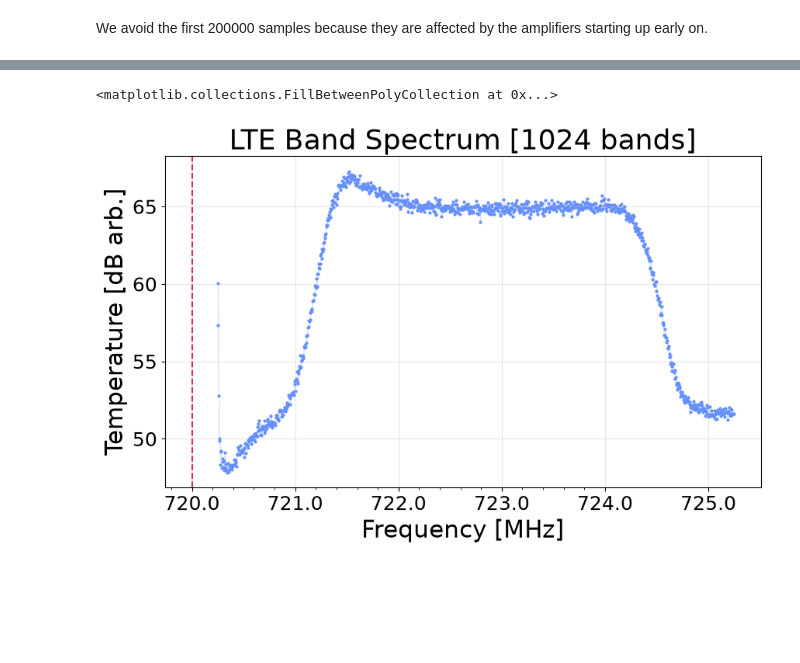
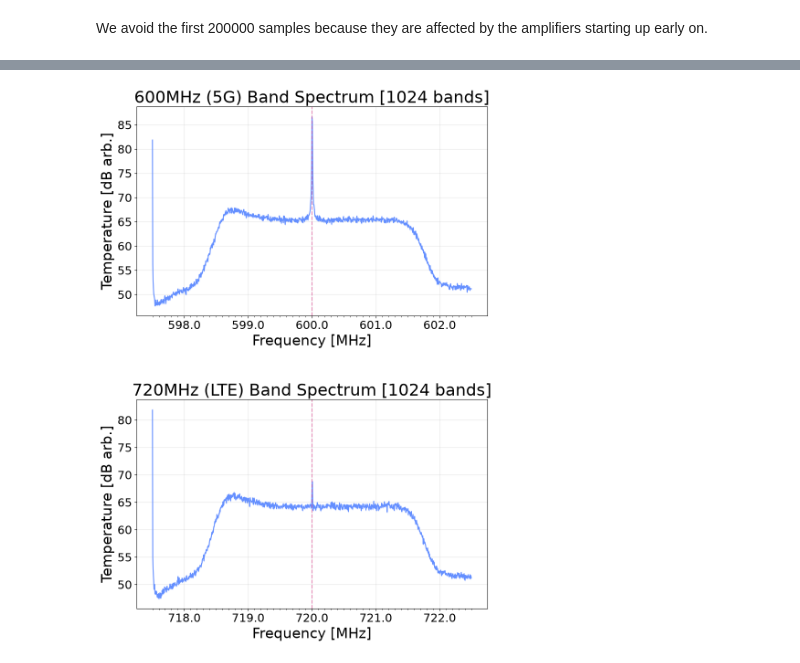
Before and after one commit to flypt7/AST326-Practicals, a Jupyter notebook: P3/code/43.ipynb, the cells around one changed output, grey strips where cells are left out. Saved outputs shown, nothing was run; the diff lists cells and outputs as text; code cells hidden in the pictures; blank space fills up the shorter version.

```diff
--- a/P3/code/43.ipynb
+++ b/P3/code/43.ipynb
@@ -75,12 +92,16 @@ axs[1].legend(fontsize=18, loc="upper right")
 # %%
 # Histogram only
-fix, ax = plt.subplots(1, 1)
-plt.subplots_adjust(left=0, right=1.2, top=1)
+fix, axs = plt.subplots(2, 1)
+plt.subplots_adjust(left=0, right=1.2, top=2.2, hspace=0.2)
 
-ax.hist(subspl, bins=np.arange(-150, 151, 5), edgecolor='black', color='white', alpha=0.8, density=True)
+i = 0
 
-lin_range = np.arange(-150, 151, 1)
-ax.plot(lin_range, stat.norm.pdf(lin_range, loc=np.mean(subspl), scale=np.std(subspl)),
-        label=f"Gaussian Overplot \n ($\mu$ = {np.round(np.mean(subspl), 2)}, $\sigma$ = {np.round(np.std(subspl), 2)})", color="#DC267F")
-ax.legend()
+for subspl in subspls:
+    axs[i].hist(subspl, bins=np.arange(-150, 151, 5), edgecolor='black', color='white', alpha=0.8, density=True)
+
+    lin_range = np.arange(-150, 151, 1)
+    axs[i].plot(lin_range, stat.norm.pdf(lin_range, loc=np.mean(subspl), scale=np.std(subspl)),
+            label=f"Gaussian Overplot \n ($\mu$ = {np.round(np.mean(subspl), 2)}, $\sigma$ = {np.round(np.std(subspl), 2)})", color="#DC267F")
+    axs[i].legend()
+    i += 1
 # %% [output]
@@ -197,47 +144,52 @@ avg_power = np.mean(powers, axis=0)
 ##########
 spl_rate = 5000000
 cadence = 1/spl_rate
-LO = 719000000
+targets = [600000000, 720000000]
+LOS = [targets[0] - 3*spl_rate/4, targets[1] - 3*spl_rate/4]
 
 ##########
 # Scatter (0) or Line (1)?
 ##########
-line = False
+line = True
 
 # reflect LO change in AirSpy firmware
-LO += (1/cadence)/4
+for i in range(len(LOS)):
+    LOS[i] += (1/cadence)/4
 
-fig, ax = plt.subplots(1, 1)
-plt.subplots_adjust(left=0, right=1.2, top=1)
+fig, axs = plt.subplots(2, 1)
+plt.subplots_adjust(left=0, right=1.2, top=2.4, hspace=0.4)
 
-lin_range = np.arange(LO, 1/cadence + LO, 1 / (cadence * fft_size/2))
+for i in range(len(LOS)):
+    lin_range = np.arange(LOS[i], 1/cadence + LOS[i], 1 / (cadence * fft_size/2))
 
-if line:
-    ax.plot(lin_range, 10*np.log10(avg_power[:fft_size//2]), color="#648FFF")
-else:
-    ax.scatter(lin_range, 10*np.log10(avg_power[:fft_size//2]), s=4, color="#648FFF")
+    if line:
+        axs[i].plot(lin_range, 10*np.log10(avg_power[i][:fft_size//2]), color="#648FFF")
+    else:
+        axs[i].scatter(lin_range, 10*np.log10(avg_power[i][:fft_size//2]), s=3, color="#648FFF")
 
-ax.axvline(720000000, color="#DC267F", ls="--")
+    axs[i].axvline(targets[i], color="#DC267F", ls="--", alpha=0.5)
 
-ax.set_xlabel("Frequency [MHz]", fontsize=22)
-ax.set_ylabel("Temperature [dB arb.]", fontsize=22)
-ax.set_title(f"LTE Band Spectrum [{fft_size//2} bands]", fontsize=26)
+    title = "600MHz (5G)" if i == 0 else "720MHz (LTE)"
 
-ax.set_xticks(np.arange(719000000, 724000000, 200000), minor=True)
-ax.xaxis.set_major_formatter(lambda x,y: (x / 1000000))
-ax.tick_params(labelsize=18)
+    axs[i].set_xlabel("Frequency [MHz]", fontsize=22)
+    axs[i].set_ylabel("Temperature [dB arb.]", fontsize=22)
+    axs[i].set_title(f"{title} Band Spectrum [{fft_size//2} bands]", fontsize=26)
 
-ax.grid(alpha=0.3)
+    axs[i].set_xticks(np.arange(targets[i] - spl_rate/2, targets[i] + spl_rate/2 + 1, 100000), minor=True)
+    axs[i].xaxis.set_major_formatter(lambda x,y: (x / 1000000))
+    axs[i].tick_params(labelsize=18)
 
-# radiometer equation (T \propto P)
-time = spl_size * 200 * 10**(-9)
-dv = 1 / (2 * cadence)
+    axs[i].grid(alpha=0.3)
 
-frac_radio = (time * cadence)**0.5
-print(f"Fractional uncertainty from Radiometer Equation: {frac_radio} [{np.round(frac_radio * 100, 3)}%]")
+    # radiometer equation (T \propto P)
+    time = (spl_size) * cadence
+    dv = 1 / (2 * cadence)
 
-# plot the fractional uncertainty
-ax.fill_between(lin_range, 10*np.log10(avg_power[:fft_size//2]) - 10*np.log10(avg_power[:fft_size//2])*frac_radio,
-                            10*np.log10(avg_power[:fft_size//2]) + 10*np.log10(avg_power[:fft_size//2])*frac_radio,
-                            color="#648FFF", alpha=0.2)
+    frac_radio = 1/(time * dv)**0.5
+    print(f"Fractional uncertainty from Radiometer Equation: {frac_radio} [{np.round(frac_radio * 100, 3)}%]")
+
+    # plot the fractional uncertainty
+    axs[i].fill_between(lin_range, 10*np.log10(avg_power[i][:fft_size//2]) - 10*np.log10(avg_power[i][:fft_size//2])*frac_radio,
+                                10*np.log10(avg_power[i][:fft_size//2]) + 10*np.log10(avg_power[i][:fft_size//2])*frac_radio,
+                                color="#648FFF", alpha=0.2)
 # %% [output]
@@ -245,2 +198 @@ Fractional uncertainty from Radiometer Equation: 0.00017736200269505306 [0.018%]
-<matplotlib.collections.FillBetweenPolyCollection at 0x...>
-[figure, old version]
+[figure, new version]
```
Also changed, not shown: parts of 13 cells of this notebook, 1 other file.
